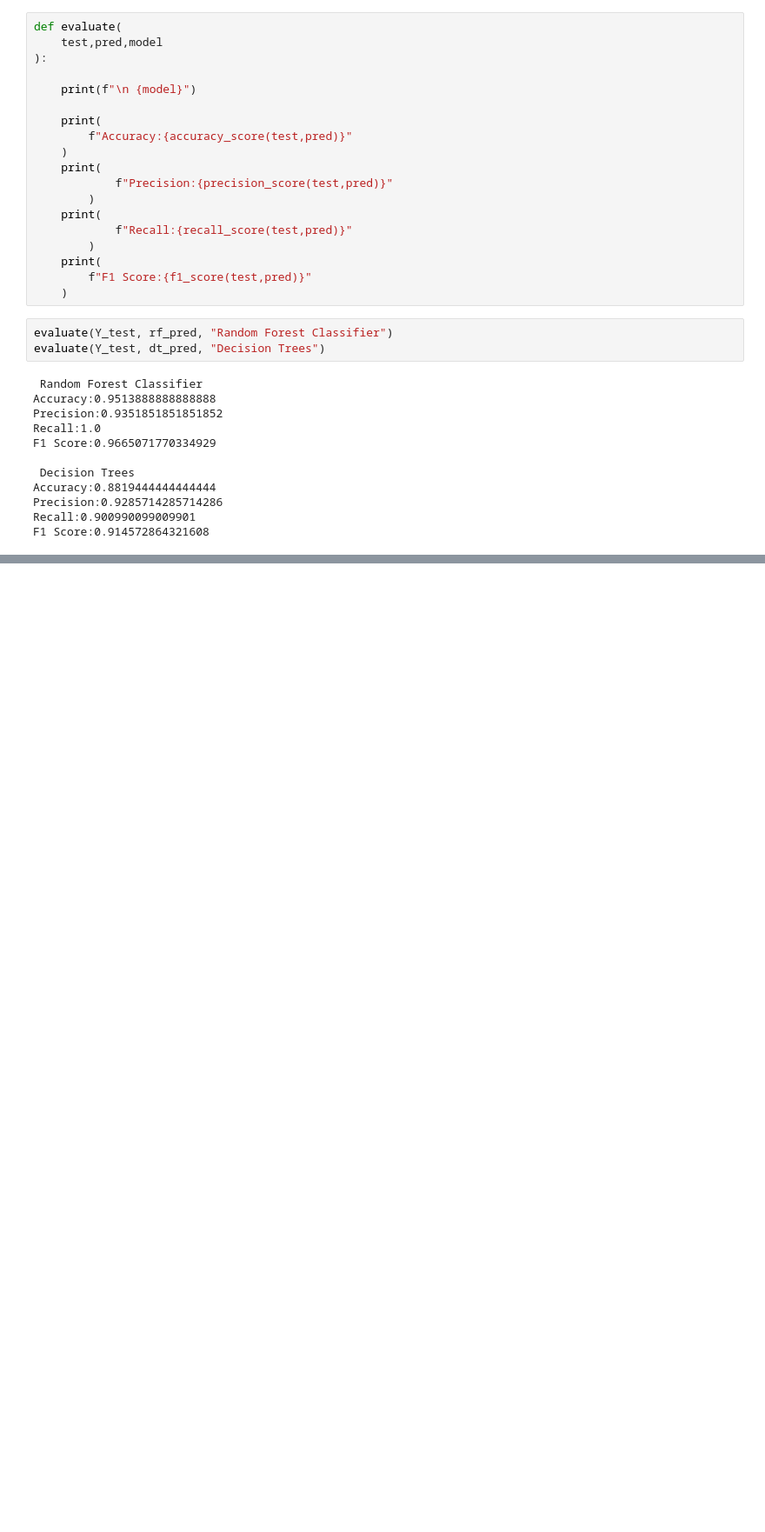
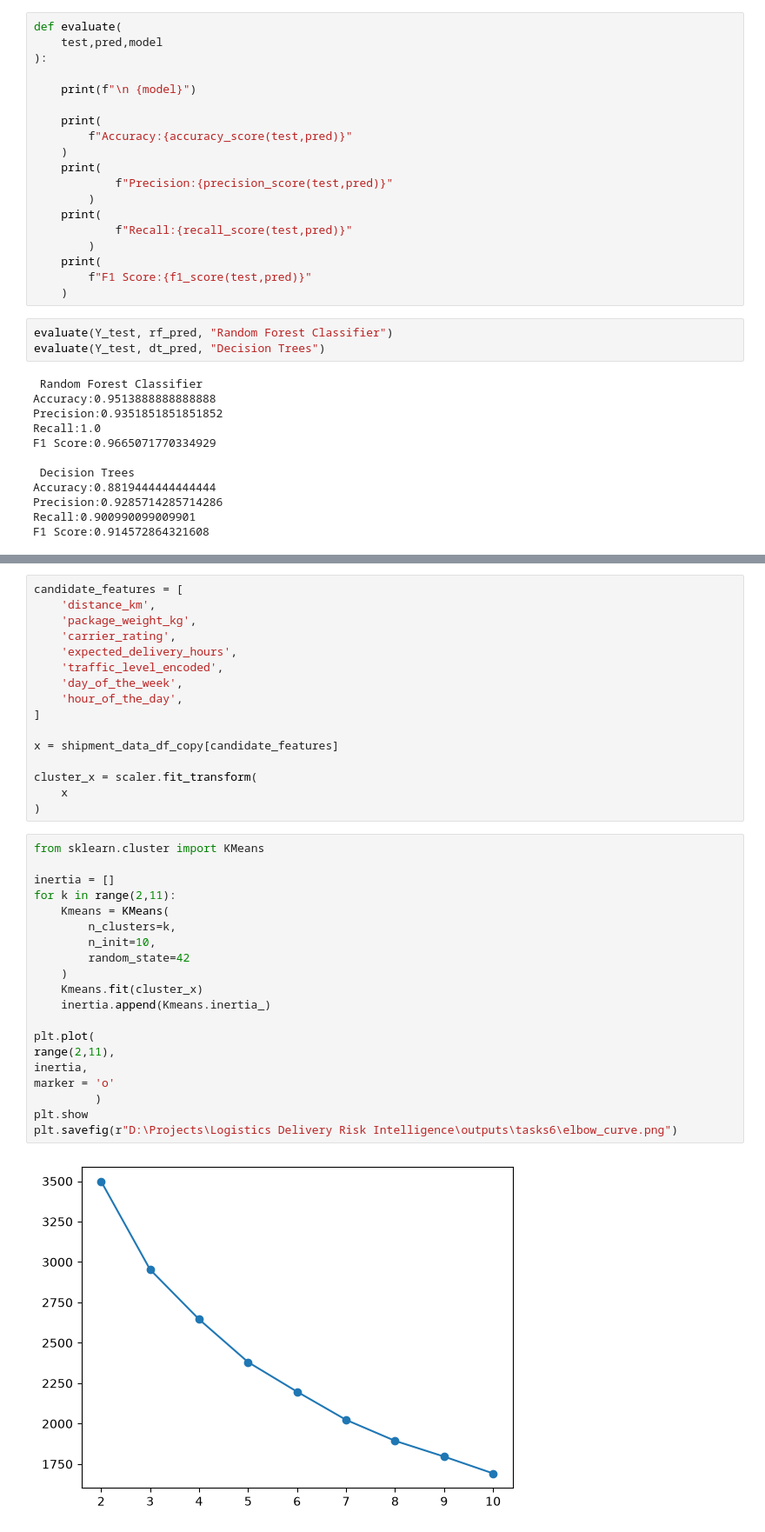
Before and after one commit to NiharikaKrishna-DS/logistics_delivery_risk_intelligence, a Jupyter notebook: logistics_delivery_risk_intelligence.ipynb, the cells around one changed output, grey strips where cells are left out. Shown at 87% size. Cells and saved outputs as stored; diff of their text form; blank space fills up the shorter version.

```diff
--- a/logistics_delivery_risk_intelligence.ipynb
+++ b/logistics_delivery_risk_intelligence.ipynb
@@ -725,0 +766,38 @@ On the chronological test set, the Decision Tree and Random Forest results are s
+# %%
+candidate_features = [
+    'distance_km',
+    'package_weight_kg',
+    'carrier_rating',
+    'expected_delivery_hours',
+    'traffic_level_encoded',
+    'day_of_the_week',
+    'hour_of_the_day',
+]
+
+x = shipment_data_df_copy[candidate_features]
+
+cluster_x = scaler.fit_transform(
+    x
+)
+# %%
+from sklearn.cluster import KMeans
+
+inertia = []
+for k in range(2,11):
+    Kmeans = KMeans(
+        n_clusters=k,
+        n_init=10,
+        random_state=42
+    )
+    Kmeans.fit(cluster_x)
+    inertia.append(Kmeans.inertia_)
+
+plt.plot(
+range(2,11),
+inertia,
+marker = 'o'
+         )
+plt.show
+plt.savefig(r"D:\Projects\Logistics Delivery Risk Intelligence\outputs\tasks6\elbow_curve.png")
+# %% [output]
+[figure, added]
```
Also changed, not shown: parts of 48 cells of this notebook, 2 other files.
